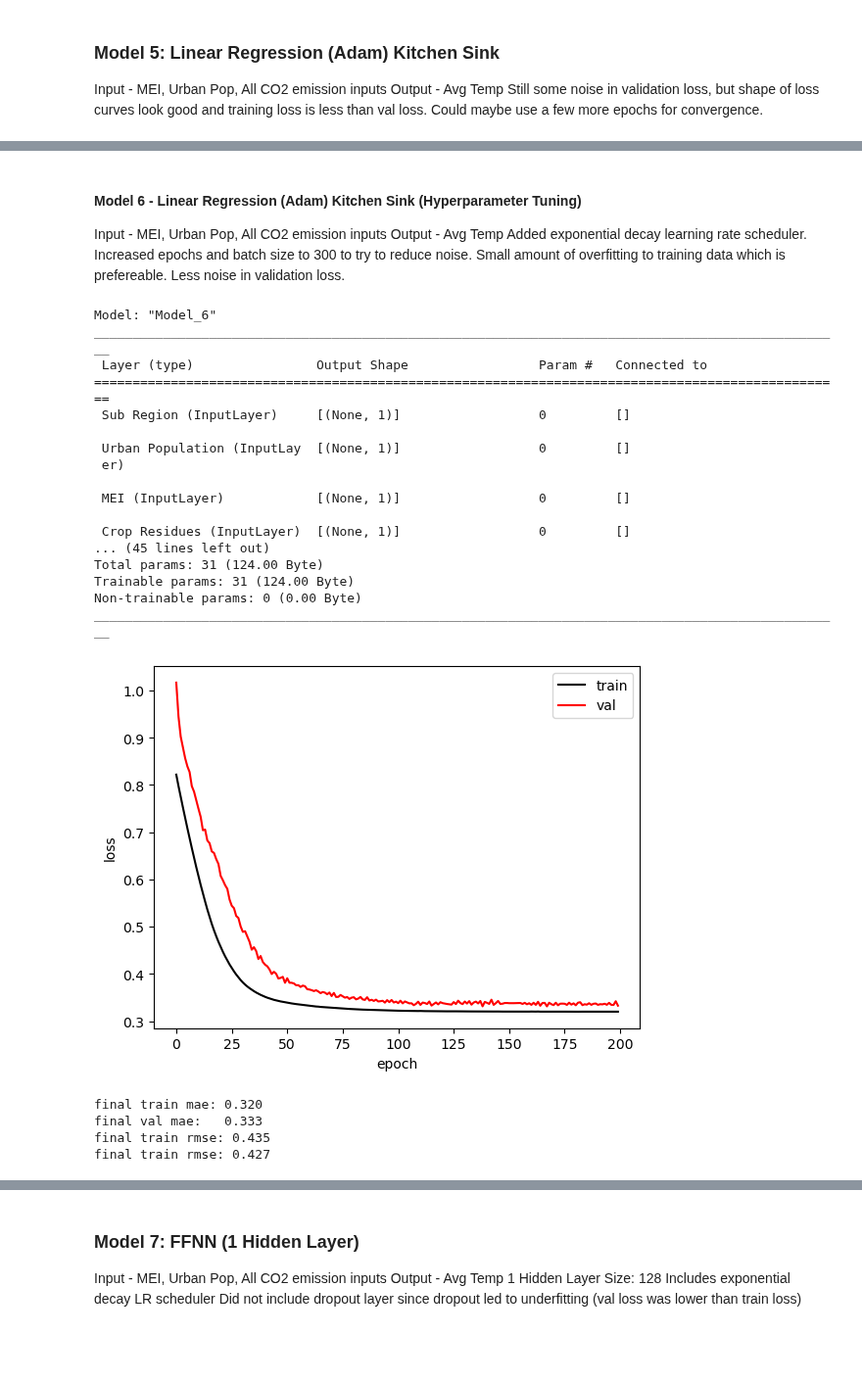
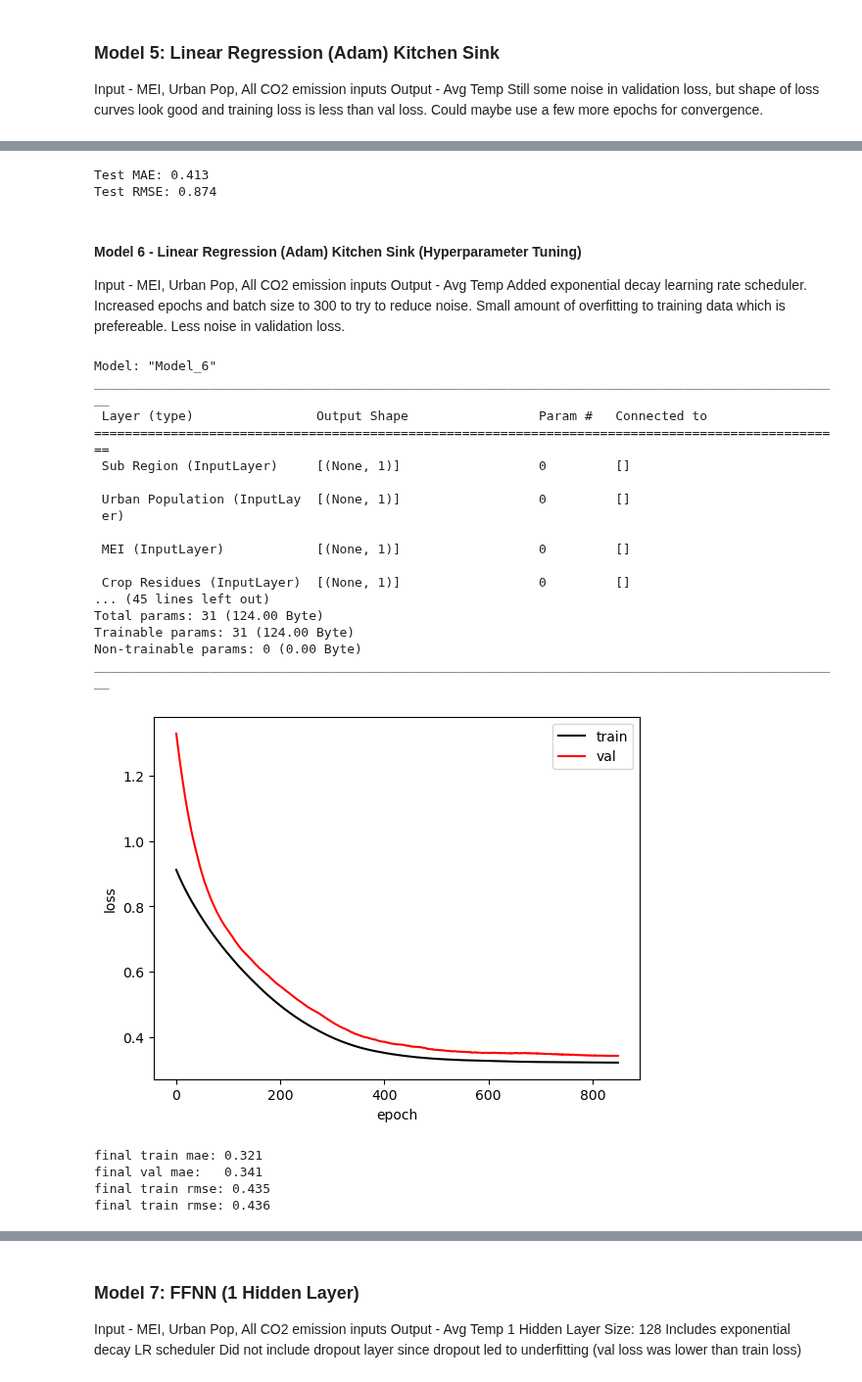
Before and after one commit to fayesimone/agriculture_emissions_prediction, a Jupyter notebook: Model_Building.ipynb, the cells around one changed output, grey strips where cells are left out. Shown at 98% size. Cells and saved outputs as stored; diff of their text form; code cells hidden in the pictures; blank space fills up the shorter version.

Commit message:
Add test results for Models 1-7

```diff
--- a/Model_Building.ipynb
+++ b/Model_Building.ipynb
@@ -479,3 +557,9 @@ final train rmse: 0.425
+# %%
+print('Test MAE: %.3f' %model_5_mae)
+print('Test RMSE: %.3f' %model_5_rmse)
+# %% [output]
+Test MAE: 0.413
+Test RMSE: 0.874
 # %% [markdown]
 #### Model 6 - Linear Regression (Adam) Kitchen Sink (Hyperparameter Tuning)
 
@@ -544,7 +628,7 @@ def build_model_6():
                          outputs=temp,
                          name='Model_6')
 
-  initial_learning_rate = 0.001
+  initial_learning_rate = 0.0001
   lr_schedule = tf.keras.optimizers.schedules.ExponentialDecay(
     initial_learning_rate,
     decay_steps=100000,
@@ -579,7 +663,7 @@ history = model_6.fit(
       'Sub Region': x_train[['sub-region']]
     },
   y=Y_train[['average_temperature_°c']],
-  epochs=200,
+  epochs=850,
   batch_size=400,
   validation_data=(
       {
@@ -592,35 +676,35 @@ history = model_6.fit(
       'Fires': x_val[['cum_sum_log_fires']],
       'Manure Management': x_val[['cum_sum_log_manure_mgmt']],
       'Food Systems': x_val[['cum_sum_log_food_systems']],
       'IPPU Total': x_val[['cum_sum_log_ippu_tot']],
       'On Farm Energy Use': x_val[['cum_sum_log_on_farm_energy_use']],
       'Forestland': x_val[['cum_sum_forestland']],
       'Sub Region': x_val[['sub-region']]
       },
       Y_val[['average_temperature_°c']]),
   verbose=0)
 
 show_history(history)
 # %% [output]
 Model: "Model_6"
 __________________________________________________________________________________________________
  Layer (type)                Output Shape                 Param #   Connected to
 ==================================================================================================
  Sub Region (InputLayer)     [(None, 1)]                  0         []
 
  Urban Population (InputLay  [(None, 1)]                  0         []
  er)
 
  MEI (InputLayer)            [(None, 1)]                  0         []
 
  Crop Residues (InputLayer)  [(None, 1)]                  0         []
 ... (45 lines left out)
 Total params: 31 (124.00 Byte)
 Trainable params: 31 (124.00 Byte)
 Non-trainable params: 0 (0.00 Byte)
 __________________________________________________________________________________________________
-[figure, old version]
+[figure, new version]
-final train mae: 0.320
-final val mae:   0.333
+final train mae: 0.321
+final val mae:   0.341
 final train rmse: 0.435
-final train rmse: 0.427
+final train rmse: 0.436
```
Also changed, not shown: parts of 24 cells of this notebook.
